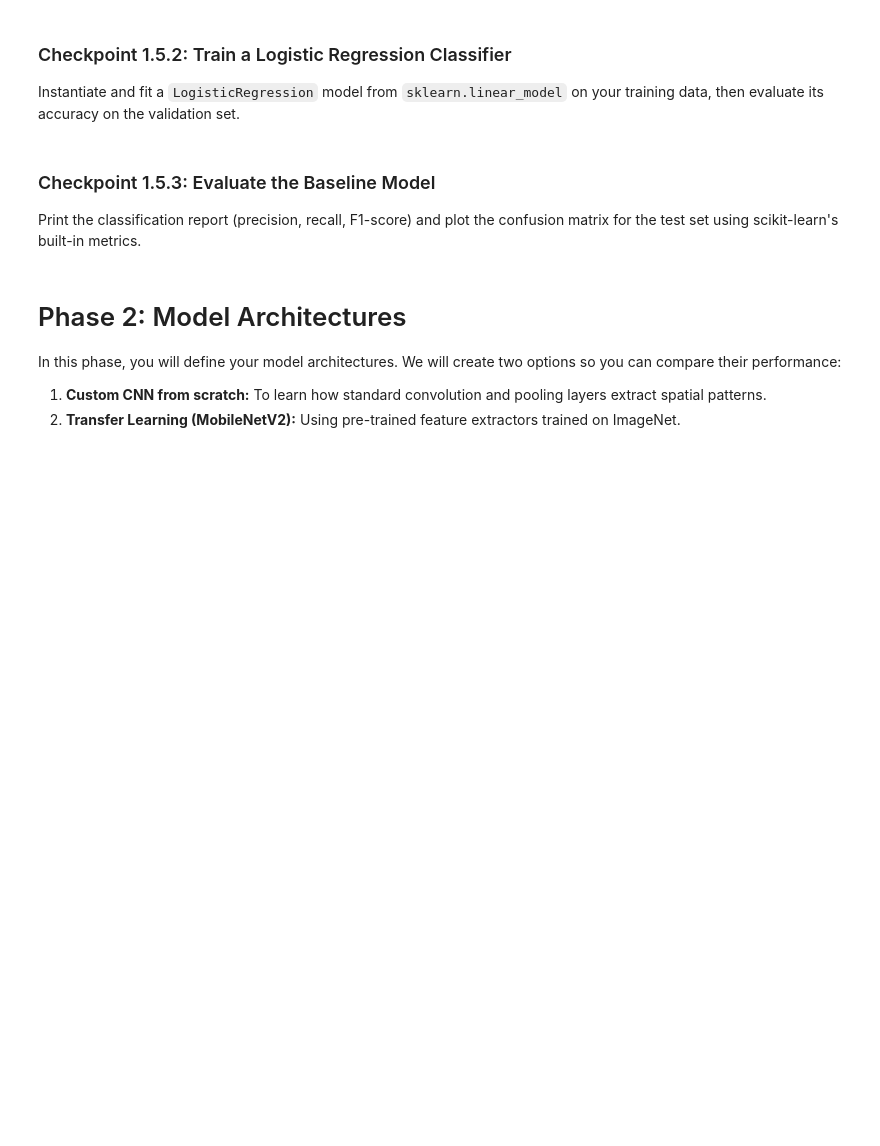
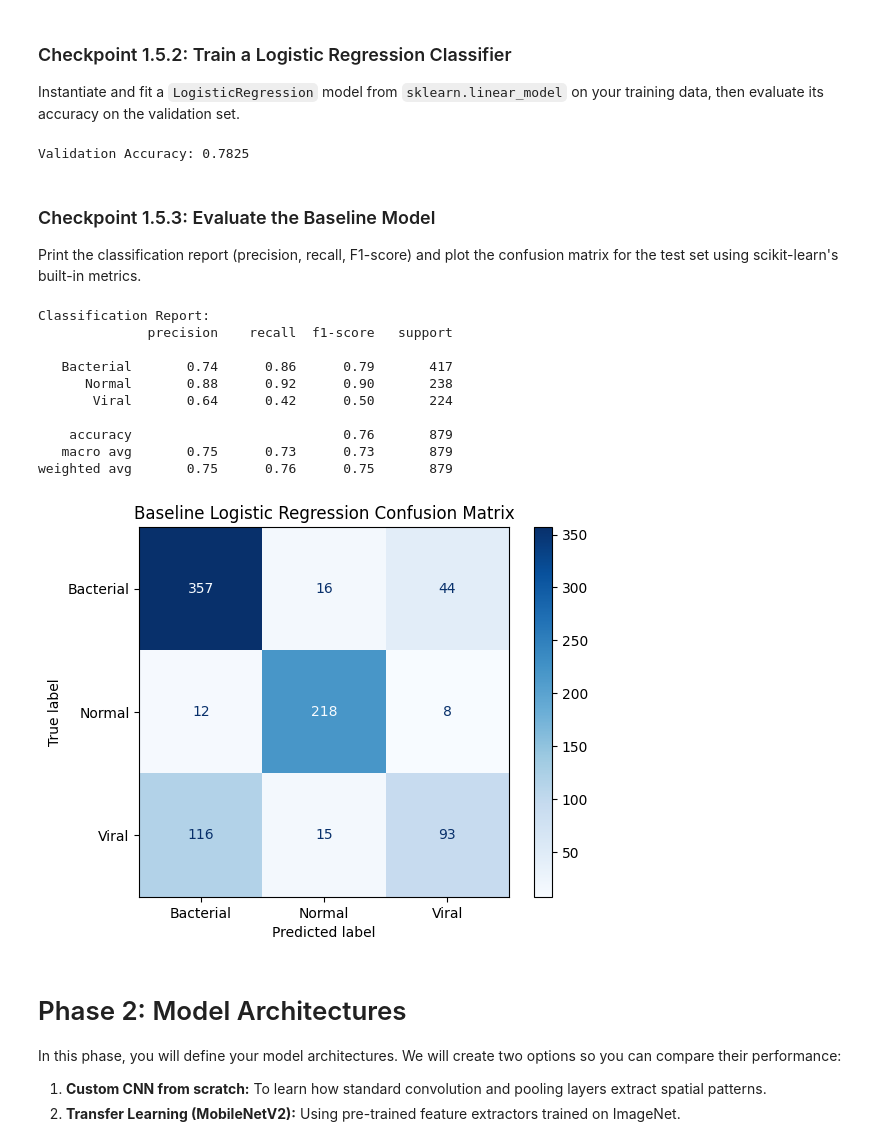
Before and after one commit to vanshgup24/pneumonia-diagnostic-pipeline, a Jupyter notebook: notebooks/assigned_images.ipynb, the cells around one changed output. Cells and saved outputs as stored; diff of their text form; code cells hidden in the pictures; blank space fills up the shorter version.

Commit message:
Update notebook with Phase 1-3 pipeline, baseline ML, CNN and MobileNetV2 models

```diff
--- a/notebooks/assigned_images.ipynb
+++ b/notebooks/assigned_images.ipynb
@@ -226,16 +251,27 @@ def preprocess_for_baseline(file_paths, target_size=(64, 64)):
 Instantiate and fit a `LogisticRegression` model from `sklearn.linear_model` on your training data, then evaluate its accuracy on the validation set.
 # %%
 from sklearn.linear_model import LogisticRegression
+from sklearn.preprocessing import StandardScaler
+import warnings
+warnings.filterwarnings('ignore')
 
-# 1. Initialize LogisticRegression (use a higher max_iter like 1000 for convergence)
-# clf = LogisticRegression(max_iter=1000, random_state=42)
+# 1. Initialize the StandardScaler
+scaler = StandardScaler()
 
-# 2. Fit the model
-# clf.fit(X_train_flat, y_train)
+# 2. Fit on training data and transform splits
+X_train_scaled = scaler.fit_transform(X_train_flat)
+X_val_scaled = scaler.transform(X_val_flat)
+X_test_scaled = scaler.transform(X_test_flat)
 
-# 3. Print validation accuracy
-# val_acc = clf.score(X_val_flat, y_val)
-# print(f"Validation Accuracy: {val_acc:.4f}")
+# 3. Train LogisticRegression with strong regularization (C=0.0001) to prevent overflow
+clf = LogisticRegression(C=0.0001, max_iter=1000, random_state=42)
+clf.fit(X_train_scaled, y_train)
+
+# 4. Print validation accuracy
+val_acc = clf.score(X_val_scaled, y_val)
+print(f"Validation Accuracy: {val_acc:.4f}")
+# %% [output]
+Validation Accuracy: 0.7825
 # %% [markdown]
 ### Checkpoint 1.5.3: Evaluate the Baseline Model
 
@@ -243,16 +279,30 @@ Print the classification report (precision, recall, F1-score) and plot the confu
 # %%
 from sklearn.metrics import classification_report, ConfusionMatrixDisplay
 import matplotlib.pyplot as plt
 
-# 1. Get predictions on test set
-# y_pred = clf.predict(X_test_flat)
+# 1. Get predictions on the scaled test set
+y_pred = clf.predict(X_test_scaled)
 
 # 2. Print classification report
-# print(classification_report(y_test, y_pred))
+print("Classification Report:")
+print(classification_report(y_test, y_pred))
 
 # 3. Plot Confusion Matrix
-# ConfusionMatrixDisplay.from_predictions(y_test, y_pred)
-# plt.show()
+disp = ConfusionMatrixDisplay.from_predictions(y_test, y_pred, cmap=plt.cm.Blues)
+plt.title("Baseline Logistic Regression Confusion Matrix")
+plt.show()
+# %% [output]
+Classification Report:
+              precision    recall  f1-score   support
+
+   Bacterial       0.74      0.86      0.79       417
+      Normal       0.88      0.92      0.90       238
+       Viral       0.64      0.42      0.50       224
+
+    accuracy                           0.76       879
+   macro avg       0.75      0.73      0.73       879
+weighted avg       0.75      0.76      0.75       879
+[figure, added]
 # %% [markdown]
 # Phase 2: Model Architectures
 
```
Also changed, not shown: parts of 13 cells of this notebook.
